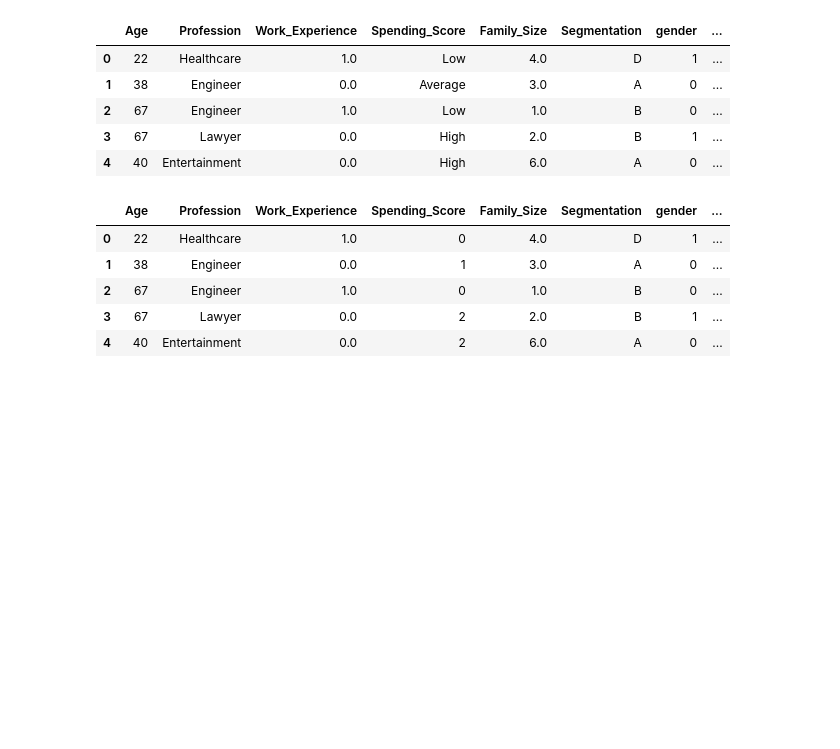
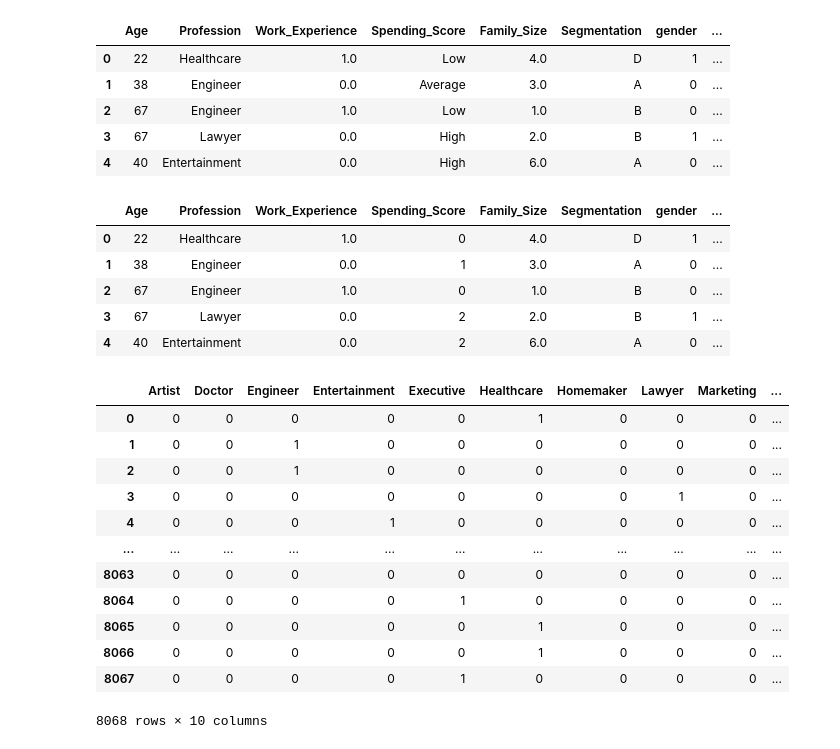
Before and after one commit to RidwanTiamiyu/super-parakeet, a Jupyter notebook: code.ipynb, the cells around one changed output. Saved outputs shown, nothing was run; the diff lists cells and outputs as text; code cells hidden in the pictures; blank space fills up the shorter version.

```diff
--- a/code.ipynb
+++ b/code.ipynb
@@ -194,3 +197,20 @@ df.head()
 | 2 | 67 | Engineer | 1.0 | 0 | 1.0 | B | 0 | ... |
 | 3 | 67 | Lawyer | 0.0 | 2 | 2.0 | B | 1 | ... |
 | 4 | 40 | Entertainment | 0.0 | 2 | 6.0 | A | 0 | ... |
+# %%
+small_df = pd.get_dummies(df['Profession'])
+small_df
+# %% [output]
+|  | Artist | Doctor | Engineer | Entertainment | Executive | Healthcare | Homemaker | Lawyer | Marketing | ... |
+| 0 | 0 | 0 | 0 | 0 | 0 | 1 | 0 | 0 | 0 | ... |
+| 1 | 0 | 0 | 1 | 0 | 0 | 0 | 0 | 0 | 0 | ... |
+| 2 | 0 | 0 | 1 | 0 | 0 | 0 | 0 | 0 | 0 | ... |
+| 3 | 0 | 0 | 0 | 0 | 0 | 0 | 0 | 1 | 0 | ... |
+| 4 | 0 | 0 | 0 | 1 | 0 | 0 | 0 | 0 | 0 | ... |
+| ... | ... | ... | ... | ... | ... | ... | ... | ... | ... | ... |
+| 8063 | 0 | 0 | 0 | 0 | 0 | 0 | 0 | 0 | 0 | ... |
+| 8064 | 0 | 0 | 0 | 0 | 1 | 0 | 0 | 0 | 0 | ... |
+| 8065 | 0 | 0 | 0 | 0 | 0 | 1 | 0 | 0 | 0 | ... |
+| 8066 | 0 | 0 | 0 | 0 | 0 | 1 | 0 | 0 | 0 | ... |
+| 8067 | 0 | 0 | 0 | 0 | 1 | 0 | 0 | 0 | 0 | ... |
+8068 rows × 10 columns
```
Also changed, not shown: parts of 25 cells of this notebook.
